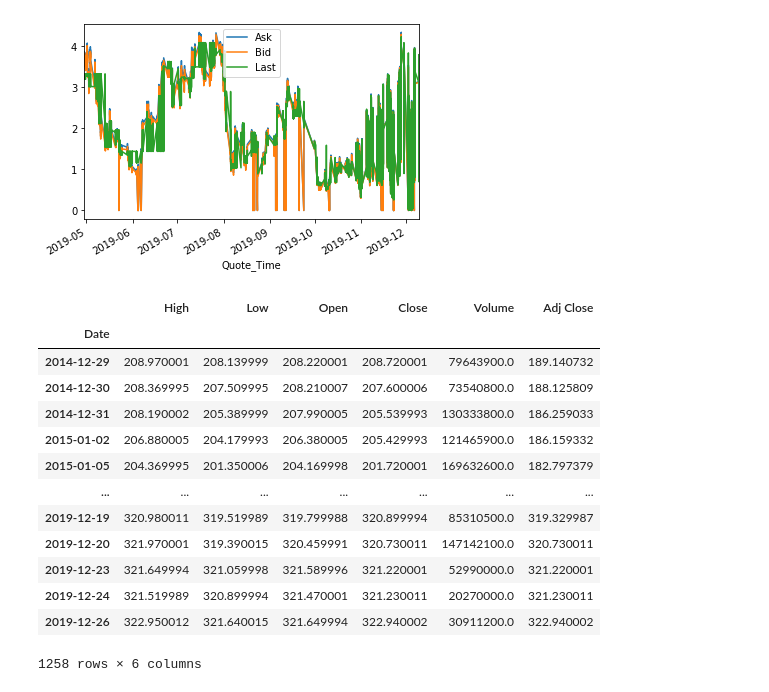
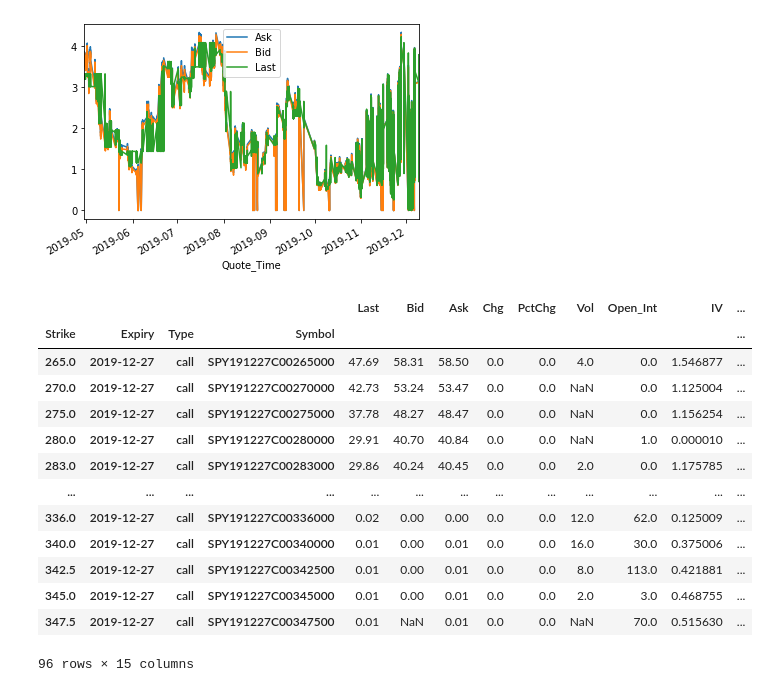
Before and after one commit to OZ-T/voltrad1, a Jupyter notebook: notebooks/Analytics.ipynb, the cells around one changed output. Cells and saved outputs as stored; diff of their text form; code cells hidden in the pictures.

Commit message:
VOL-2 Try FIX Yahoo Options has been immediately deprecated due to large breaks in the API

```diff
--- a/notebooks/Analytics.ipynb
+++ b/notebooks/Analytics.ipynb
@@ -49,29 +49,35 @@ df2.plot()
 # %%
 import pandas_datareader.data as web
 symbol="SPY"
 source1="yahoo"
-pd = web.DataReader(
-name=symbol,
-data_source=source1,
-start=None,
-end=None,
-retry_count=3,
-pause=0.1,
-session=None
-)
-pd
+
+option=web.YahooOptions(symbol, session=None)
+
+all_data = option.get_call_data()
+all_data
+
+#pd = web.DataReader(
+#name=symbol,
+#data_source=source1,
+#start=None,
+#end=None,
+#retry_count=3,
+#pause=0.1,
+#session=None
+#)
+#pd
 # %% [output]
-|  | High | Low | Open | Close | Volume | Adj Close |
-| Date |  |  |  |  |  |  |
-| 2014-12-29 | 208.970001 | 208.139999 | 208.220001 | 208.720001 | 79643900.0 | 189.140732 |
-| 2014-12-30 | 208.369995 | 207.509995 | 208.210007 | 207.600006 | 73540800.0 | 188.125809 |
-| 2014-12-31 | 208.190002 | 205.389999 | 207.990005 | 205.539993 | 130333800.0 | 186.259033 |
-| 2015-01-02 | 206.880005 | 204.179993 | 206.380005 | 205.429993 | 121465900.0 | 186.159332 |
-| 2015-01-05 | 204.369995 | 201.350006 | 204.169998 | 201.720001 | 169632600.0 | 182.797379 |
-| ... | ... | ... | ... | ... | ... | ... |
-| 2019-12-19 | 320.980011 | 319.519989 | 319.799988 | 320.899994 | 85310500.0 | 319.329987 |
-| 2019-12-20 | 321.970001 | 319.390015 | 320.459991 | 320.730011 | 147142100.0 | 320.730011 |
-| 2019-12-23 | 321.649994 | 321.059998 | 321.589996 | 321.220001 | 52990000.0 | 321.220001 |
-| 2019-12-24 | 321.519989 | 320.899994 | 321.470001 | 321.230011 | 20270000.0 | 321.230011 |
-| 2019-12-26 | 322.950012 | 321.640015 | 321.649994 | 322.940002 | 30911200.0 | 322.940002 |
+|  |  |  |  | Last | Bid | Ask | Chg | PctChg | Vol | Open_Int | IV | ... |
+| Strike | Expiry | Type | Symbol |  |  |  |  |  |  |  |  | ... |
+| 265.0 | 2019-12-27 | call | SPY191227C00265000 | 47.69 | 58.31 | 58.50 | 0.0 | 0.0 | 4.0 | 0.0 | 1.546877 | ... |
+| 270.0 | 2019-12-27 | call | SPY191227C00270000 | 42.73 | 53.24 | 53.47 | 0.0 | 0.0 | NaN | 0.0 | 1.125004 | ... |
+| 275.0 | 2019-12-27 | call | SPY191227C00275000 | 37.78 | 48.27 | 48.47 | 0.0 | 0.0 | NaN | 0.0 | 1.156254 | ... |
+| 280.0 | 2019-12-27 | call | SPY191227C00280000 | 29.91 | 40.70 | 40.84 | 0.0 | 0.0 | NaN | 1.0 | 0.000010 | ... |
+| 283.0 | 2019-12-27 | call | SPY191227C00283000 | 29.86 | 40.24 | 40.45 | 0.0 | 0.0 | 2.0 | 0.0 | 1.175785 | ... |
+| ... | ... | ... | ... | ... | ... | ... | ... | ... | ... | ... | ... | ... |
+| 336.0 | 2019-12-27 | call | SPY191227C00336000 | 0.02 | 0.00 | 0.00 | 0.0 | 0.0 | 12.0 | 62.0 | 0.125009 | ... |
+| 340.0 | 2019-12-27 | call | SPY191227C00340000 | 0.01 | 0.00 | 0.01 | 0.0 | 0.0 | 16.0 | 30.0 | 0.375006 | ... |
+| 342.5 | 2019-12-27 | call | SPY191227C00342500 | 0.01 | 0.00 | 0.01 | 0.0 | 0.0 | 8.0 | 113.0 | 0.421881 | ... |
+| 345.0 | 2019-12-27 | call | SPY191227C00345000 | 0.01 | 0.00 | 0.01 | 0.0 | 0.0 | 2.0 | 3.0 | 0.468755 | ... |
+| 347.5 | 2019-12-27 | call | SPY191227C00347500 | 0.01 | NaN | 0.01 | 0.0 | 0.0 | NaN | 70.0 | 0.515630 | ... |
-1258 rows × 6 columns
+96 rows × 15 columns
```
Also changed, not shown: 2 other files.
